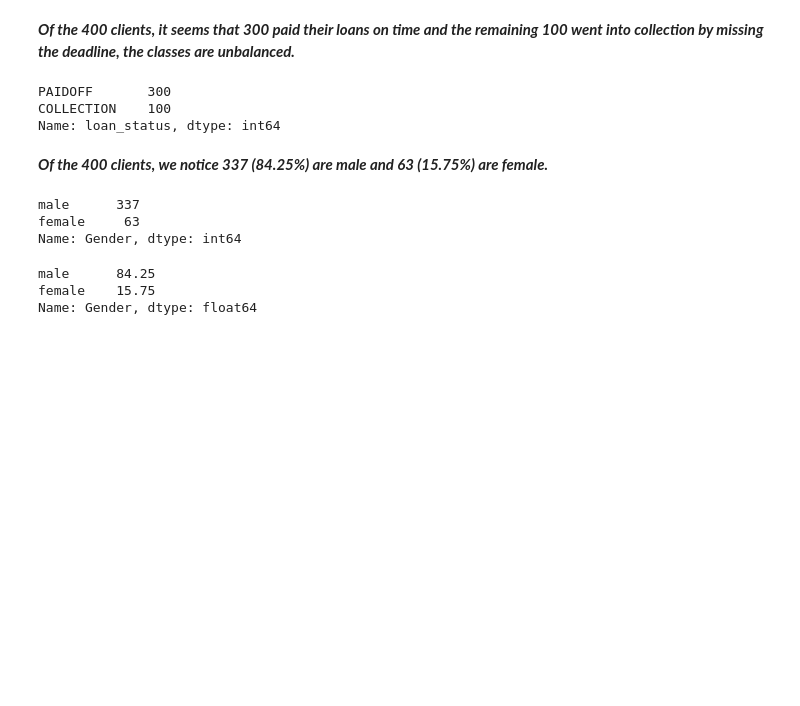
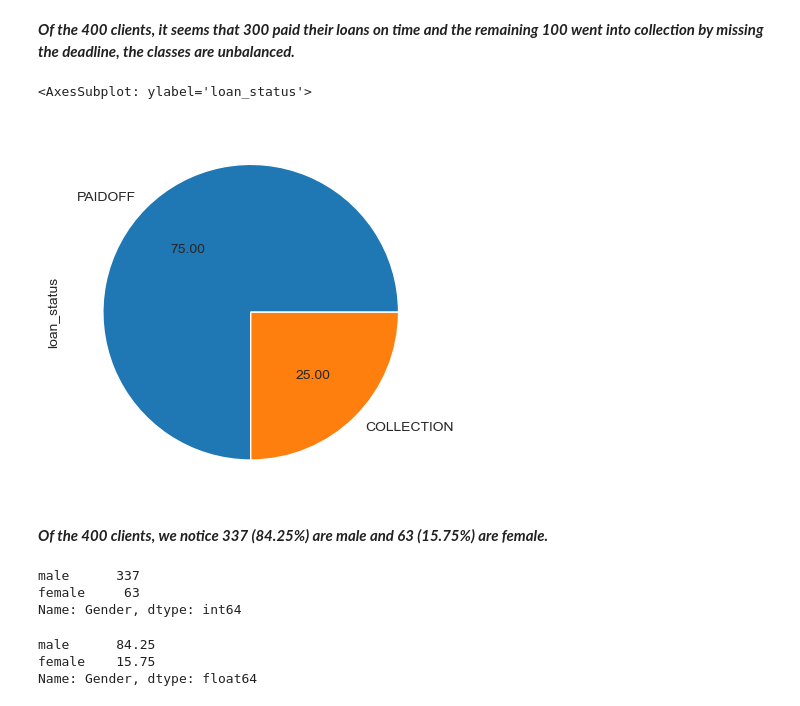
Before and after one commit to ThatPoter/Bank-Loan-Classifier, a Jupyter notebook: LoansStatusClassification(Unbalanced).ipynb, the cells around one changed output. Cells and saved outputs as stored; diff of their text form; code cells hidden in the pictures; blank space fills up the shorter version.

```diff
--- a/LoansStatusClassification(Unbalanced).ipynb
+++ b/LoansStatusClassification(Unbalanced).ipynb
@@ -168,18 +168,19 @@ plt.show()
 ***Let's go a little deeper with this knowledge.***
 # %% [markdown]
 ***Of the 400 clients, it seems that 300 paid their loans on time and the remaining 100 went into collection by missing the deadline, the classes are unbalanced.***
-# %%
-df["loan_status"].value_counts()
-# %% [output]
-PAIDOFF       300
-COLLECTION    100
-Name: loan_status, dtype: int64
+# %%
+# proportion of the classes
+df["loan_status"].value_counts().plot.pie(autopct="%0.2f")
+# %% [output]
+<AxesSubplot: ylabel='loan_status'>
+[figure, added]
 # %% [markdown]
 ***Of the 400 clients, we notice 337 (84.25%) are male and 63 (15.75%) are female.***
-# %%
-df["Gender"].value_counts()
-# %% [output]
-male      337
-female     63
-Name: Gender, dtype: int64
+# %%
+# numeric proportion
+df["Gender"].value_counts()
+# %% [output]
+male      337
+female     63
+Name: Gender, dtype: int64
 # %%
```
Also changed, not shown: parts of 74 cells of this notebook.
